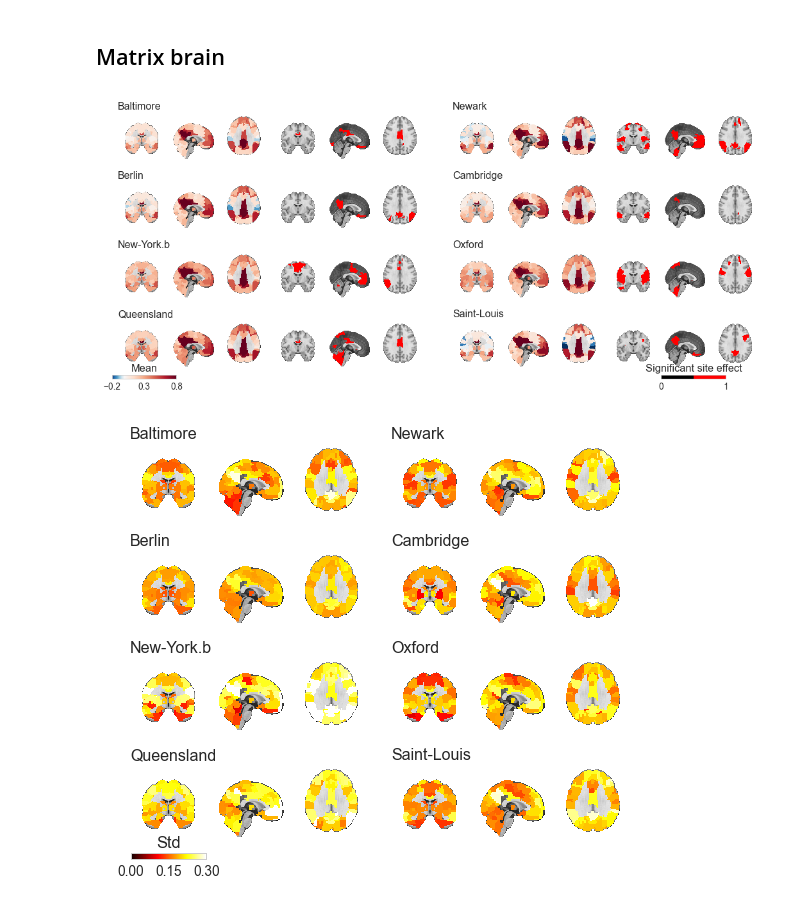
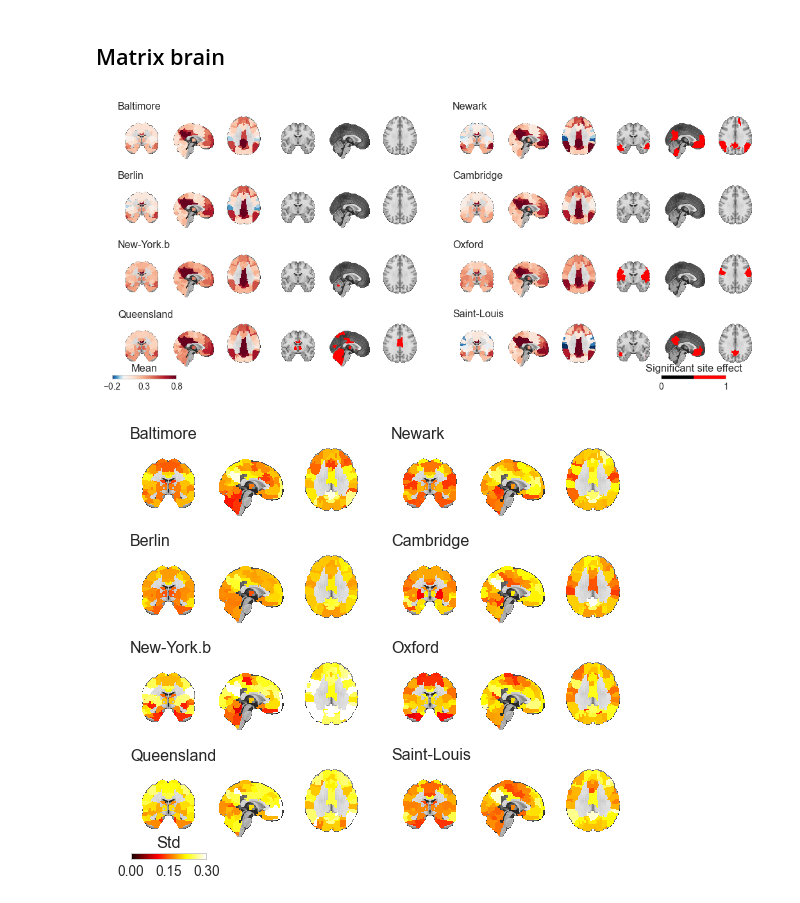
Before and after one commit to SIMEXP/Projects, a Jupyter notebook: multisite/multisite_figure_part1.ipynb, the cells around one changed output. Drawn from its saved outputs; the diff is of its cells as text; code cells hidden in the pictures.

```diff
--- a/multisite/multisite_figure_part1.ipynb
+++ b/multisite/multisite_figure_part1.ipynb
@@ -311,7 +334,7 @@ ind_sub = hc.hclustering(all_sites,7)
 (4950, 31)
 (100, 100)
 # %%
-
+import matplotlib as mpl
 dd=ts.vec2mat(list_conn_sites[5].mean(axis=1))
 
 fig = plt.figure(figsize=(4, 4),dpi=150)
@@ -333,7 +356,7 @@ def show_cluster(ind_sub,lw=1.5,color='w'):
 
 show_cluster(ind_sub,color='k')
 
-cmap = cm.jet
+cmap = plt.cm.jet
 ax_bar = fig.add_axes([0.085, 0.16, 0.03, 0.71])
 ax_bar_top = fig.add_axes([0.124,0.877 , 0.71,0.03])
 #bounds = np.linspace(0, 100, 7)
@@ -353,7 +376,7 @@ ax_bar.yaxis.tick_left()
 ax_bar.yaxis.set_label_position('left')
 
 
-cmap = cm.jet_r
+cmap = plt.cm.jet_r
 bounds=[0]
 for i in range(1,8,1):
         bounds.append(bounds[-1] + np.sum(ind_sub==i))
@@ -1056,32 +1277,41 @@ def gen_fig(list_conn_sites):
             x_=[]
             contrast=[]
             for k in range(0,len(demog_data)):
-                tmp_x = sm.tools.add_constant(demog_data[k])
+                #tmp_x = sm.tools.add_constant(demog_data[k])
+                tmp_x = demog_data[k]
+                if len(x_)==0:
+                    contrast = np.zeros((tmp_x.shape[0],8))
+                    contrast[:,k] = 1
+                    x_ = np.hstack((tmp_x,contrast))
+                else:
+                    contrast_tmp = np.zeros((tmp_x.shape[0],8))
+                    contrast_tmp[:,k] = 1
+                    contrast = np.vstack((contrast,contrast_tmp))
+                    tmp_x = np.hstack((tmp_x,contrast_tmp))
+                    x_ = np.vstack((x_,tmp_x))
+
+
+            contrast=[0,0,0]
+            for k in range(0,len(demog_data)):
+
                 if k==site_diff_idx:
-                    if len(x_)==0:
-                        contrast = np.ones(tmp_x.shape[0])
-                        x_ = tmp_x
-                    else:
-                        contrast = np.hstack((contrast,np.ones(tmp_x.shape[0])))
-                        x_ = np.vstack((x_,tmp_x))
+                    contrast.append(1)
                 else:
-                    if len(x_)==0:
-                        contrast = np.zeros(tmp_x.shape[0])
-                        x_ = tmp_x
-                    else:
-                        contrast = np.hstack((contrast,np.zeros(tmp_x.shape[0])))
-                        x_ = np.vstack((x_,tmp_x))
+                    num = demog_data[k].shape[0]
+                    denom = x_.shape[0] - demog_data[site_diff_idx].shape[0]
+                    contrast.append(-(num/float(denom)))
+            contrast = np.array(contrast)
 
-            x_ = np.hstack((contrast[:,np.newaxis],x_))
+            #np.hstack((np.ones(x_1.shape[0]),np.zeros(x_2.shape[0])))
+            #x_ = np.vstack((x_1,x_2))
+            #contrast = np.hstack((np.ones(x_1.shape[0]),np.zeros(x_2.shape[0])))
+            #print contrast.shape,x_.shape
+            #x_ = np.hstack((contrast[:,np.newaxis],x_))
             pval = []
             #print conn_vec_tmp.shape
-            for nn in range(conn_vec_tmp.shape[0]):
-                y_ = conn_vec_tmp[nn,:]
-                glm_ = sm.GLM(y_, x_)
-                res = glm_.fit()
-                #print(res.summary())
-                pval.append(res.pvalues[0])
-            pval = np.array(pval)
+            labels, regression_result  = nsglm.session_glm(conn_vec_tmp.T,x_)
+            cont_results = nsglm.compute_contrast(labels,regression_result, contrast,contrast_type='t')
+            pval = cont_results.p_value()
             rejected , pvaluecorrected = smm.multipletests(pval, alpha=0.05, method='fdr_bh')[:2]
             rejected = ts.vec2mat(rejected,0)
             #print conn_vec_tmp.shape
@@ -1141,34 +1371,34 @@ def gen_fig(list_conn_sites):
     #ax_bar = fig.add_subplot(111)
     #red_patch = mpatches.Patch(color='red',label='Signifficant diff')
     #plt.legend(bbox_to_anchor=(10.,3.),handles=[red_patch])
     ax_bar = fig.add_axes([0.85, 0.0, 0.10, 0.015])
     vis.color_bar_horizontal(ax_bar, cmap_br, [0,1],2)
     #ax_bar.locator_params(tight=True,nbins=4)
     #plt.locator_params(tight=True,nbins=4)
     plt.title('Significant site effect')
 
     #plt.legend(bbox_to_anchor=(0.5, 0.25), mode='expand', borderaxespad=0.)
     #ax_bar.add_patch(rec1)
     #ax_bar.text(0,1.,'sdkan',horizontalalignment='left',verticalalignment='top',size=16)
 
     #vis.color_bar_horizontal(ax_bar, cmap, lim,3)
 
     #ax_bar.locator_params(tight=True,nbins=4)
     #plt.locator_params(tight=True,nbins=4)
     #plt.title('Significant diff')
     #fig.tight_layout()
     plt.savefig(main_path + 'figures/dmn_multisite2.pdf')
     plt.savefig(main_path + 'figures/dmn_multisite2.png')
     return all_dmn
 
 
 all_dmn=gen_fig(list_conn_sites)
 
 site_mean, site_std = get_stats(conns_stack)
 #vis.matrix.mat(site_mean,[-1,1.3])
 #vis.matrix.mat(site_mean)
 # %% [output]
-[figure, old version]
+[figure, new version]
 # %%
 from Proteus.proteus.predic import clustering as hc
 from Proteus.proteus.matrix import tseries as ts
```
Also changed, not shown: parts of 9 cells of this notebook.
